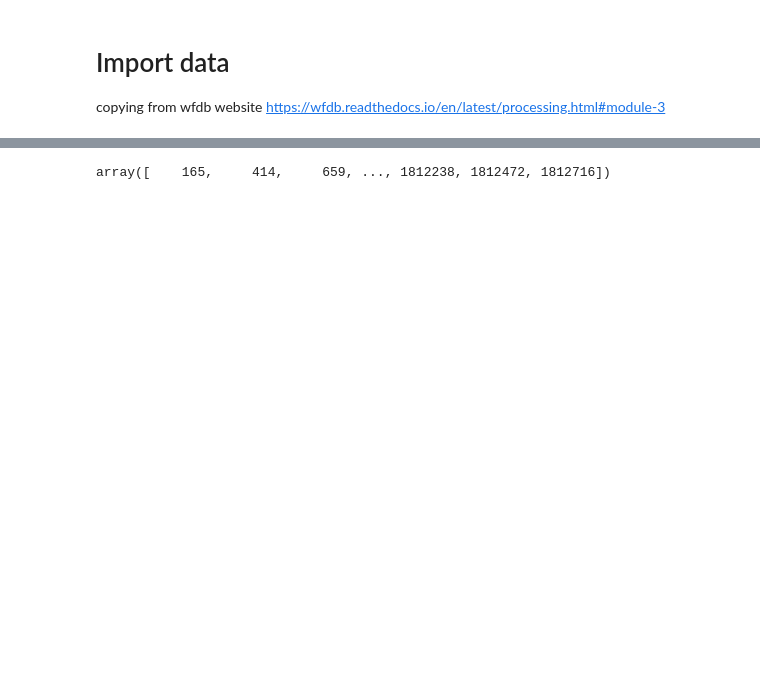
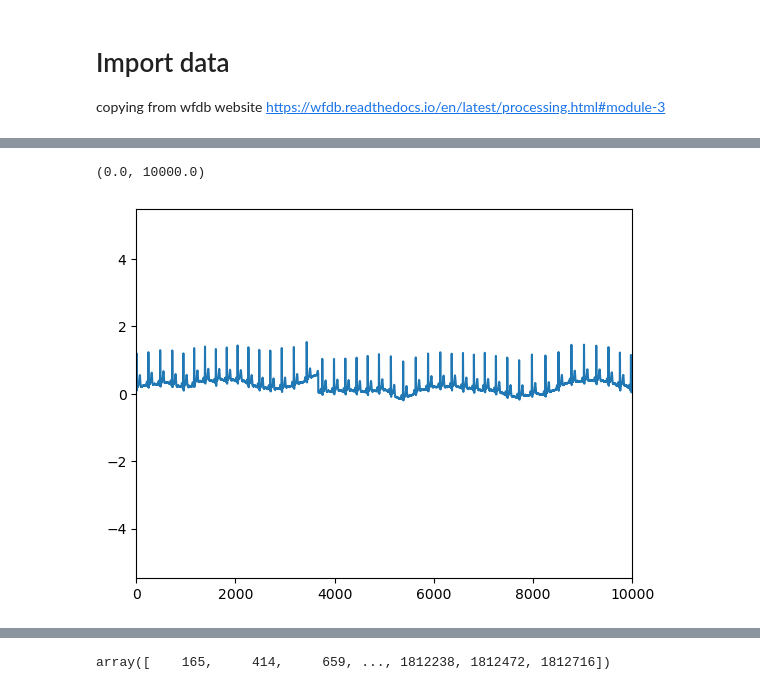
Before and after one commit to threeblueonebrowneyes/Critical-Scale-Invariance-Heart-Rate, a Jupyter notebook: Reading hea files - Data processing.ipynb, the cells around one changed output, grey strips where cells are left out. Cells and saved outputs as stored; diff of their text form; code cells hidden in the pictures; blank space fills up the shorter version.

```diff
--- a/Reading hea files - Data processing.ipynb
+++ b/Reading hea files - Data processing.ipynb
@@ -25,23 +24,23 @@ RR_intervals = pd.DataFrame()
 
 # Read ECG data from files and store them in Pandas DataFrame
 # Save fields too, for further optional analysis
+signals_dfs=[]
+rr_dfs=[]
+
 for file in files:
     sig, fields =  wfdb.rdsamp(path + file, channels=[1]) # channel 1 maps to ECG data
-    ECG_sig = pd.concat([ECG_sig, pd.DataFrame({file : sig.T[0]})], axis=1)
+    signals_dfs.append(pd.DataFrame({file: sig.T[0]}))
 
-
-    # Compute R peaks and RR sample distances
     xqrs = processing.XQRS(sig=sig[:,0], fs=fields['fs'])
     xqrs.detect()
-    rr=processing.calc_rr(xqrs.qrs_inds,fs=fields['fs'])
-    RR_intervals = pd.concat([RR_intervals, pd.DataFrame({file : rr})], axis=1)
+    rr=processing.calc_rr(xqrs.qrs_inds, fs=fields['fs'])
+    rr_dfs.append(pd.DataFrame({file: rr}))
 
+ECG_sig=pd.concat(signals_dfs, ignore_index=True, axis=1)
+ECG_sig.columns=files
 
-
-
-    #xqrs.detect()
-
-    #rr=processing.calc_rr(xqrs.qrs_inds,fs=fields['fs'])
+RR_intervals=pd.concat(rr_dfs, ignore_index=True, axis=1)
+RR_intervals.columns=files
 # %% [output]
 Learning initial signal parameters...
 Found 8 beats during learning. Initializing using learned parameters
@@ -63,0 +131,6 @@ KeyboardInterrupt:
+# %%
+plt.plot(sig)
+plt.xlim(0,10000)
+# %% [output]
+(0.0, 10000.0)
+[figure, added]
```
Also changed, not shown: parts of 36 cells of this notebook, 1 other file.
